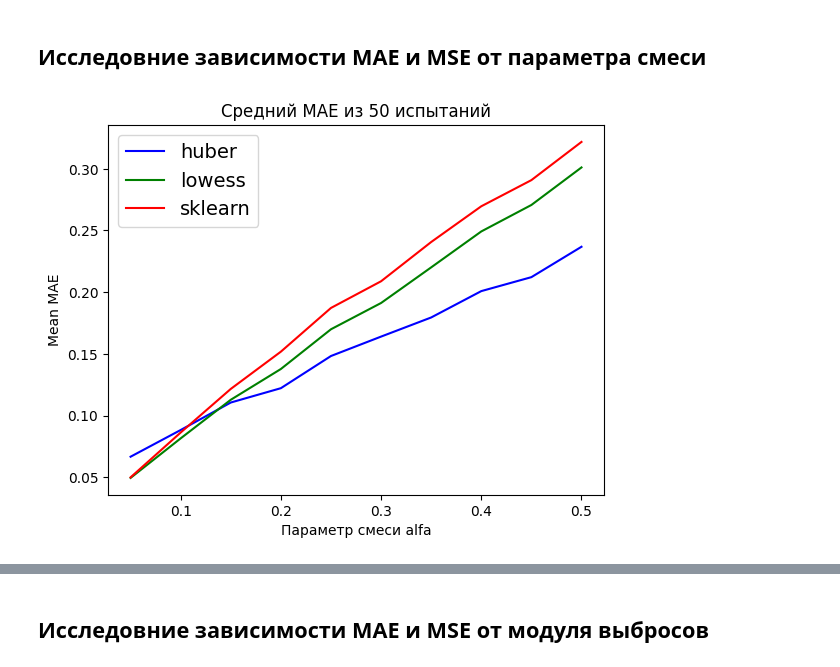
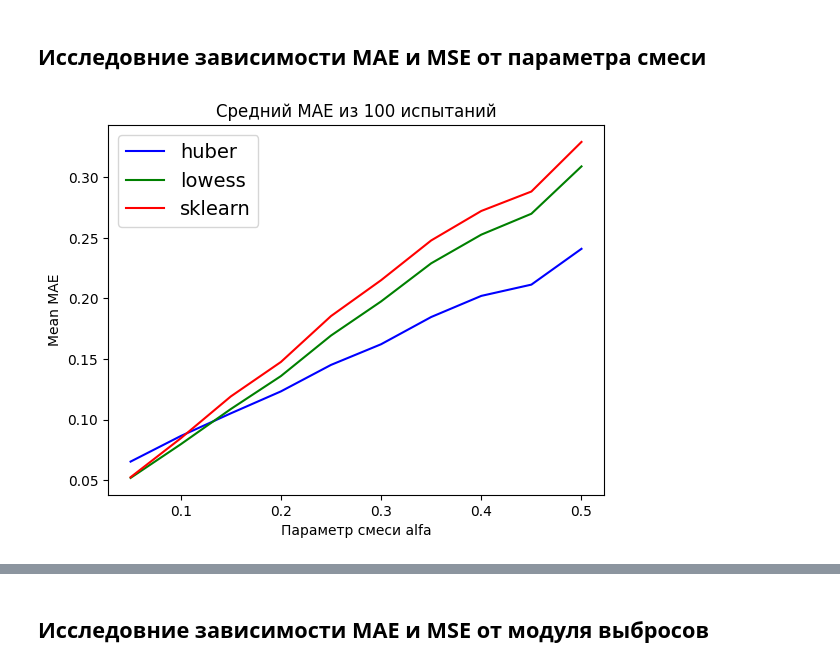
Before and after one commit to m1shutka/Robust-Radnom-Forest, a Jupyter notebook: lowess_forest_test.ipynb, the cells around one changed output, grey strips where cells are left out. Saved outputs shown, nothing was run; the diff lists cells and outputs as text; code cells hidden in the pictures.

```diff
--- a/lowess_forest_test.ipynb
+++ b/lowess_forest_test.ipynb
@@ -123,7 +71,7 @@ plt.show()
 # %% [markdown]
 # Подбираем параметр alpha
 # %%
-alphas = [0, 6, 10, 20, 50]
+alphas = [6, 8, 10, 12, 14, 16, 20]
 n = 10
 # %%
 lowess_mae = []
@@ -173,7 +121,7 @@ ros = [0.01, 0.05, 0.10, 0.15, 0.20, 0.25, 0.30]
 dims = [100, 200, 300, 400, 500, 600, 700, 800, 900, 1000]
 alphas = [0.95, 0.9, 0.85, 0.8, 0.75, 0.7, 0.65, 0.6, 0.55, 0.5]
 noise_modules = [0.3, 0.5, 0.7, 0.9, 1.1, 1.3]
-n = 50
+n = 100
 # %% [markdown]
 ## Исследовние зависимости МАЕ и MSE от меры шума
 # %%
@@ -344,14 +292,14 @@ for alpha in tqdm(alphas):
 # %%
 plt.title(f'Средний MAE из {n} испытаний')
 plt.plot((1-np.array([alphas])).reshape(10,), huber_mae, color='b', label='huber')
 plt.plot((1-np.array([alphas])).reshape(10,), lowess_mae, color='g', label='lowess')
 plt.plot((1-np.array([alphas])).reshape(10,), sk_mae, color='r', label='sklearn')
-plt.xlabel('Параметр смеси alfa')
+plt.xlabel('Параметр смеси alpha')
 plt.ylabel('Mean MAE')
 plt.legend(fontsize=14)
 plt.show()
 # %% [output]
-[figure, old version]
+[figure, new version]
 # %%
 plt.title(f'Средний MSE из {n} испытаний')
 plt.plot((1-np.array([alphas])).reshape(10,), huber_mse, color='b', label='huber')
```
Also changed, not shown: parts of 19 cells of this notebook.
